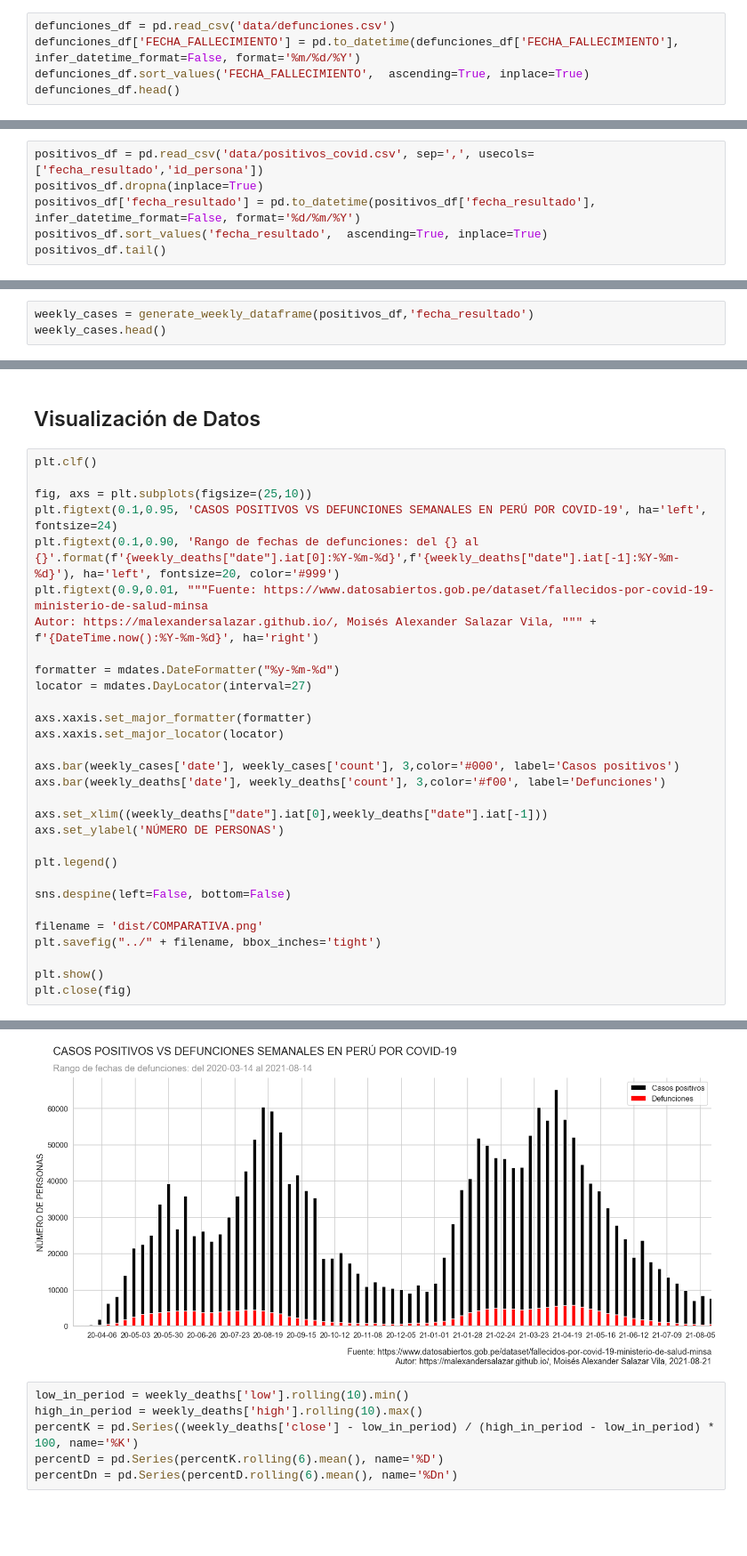
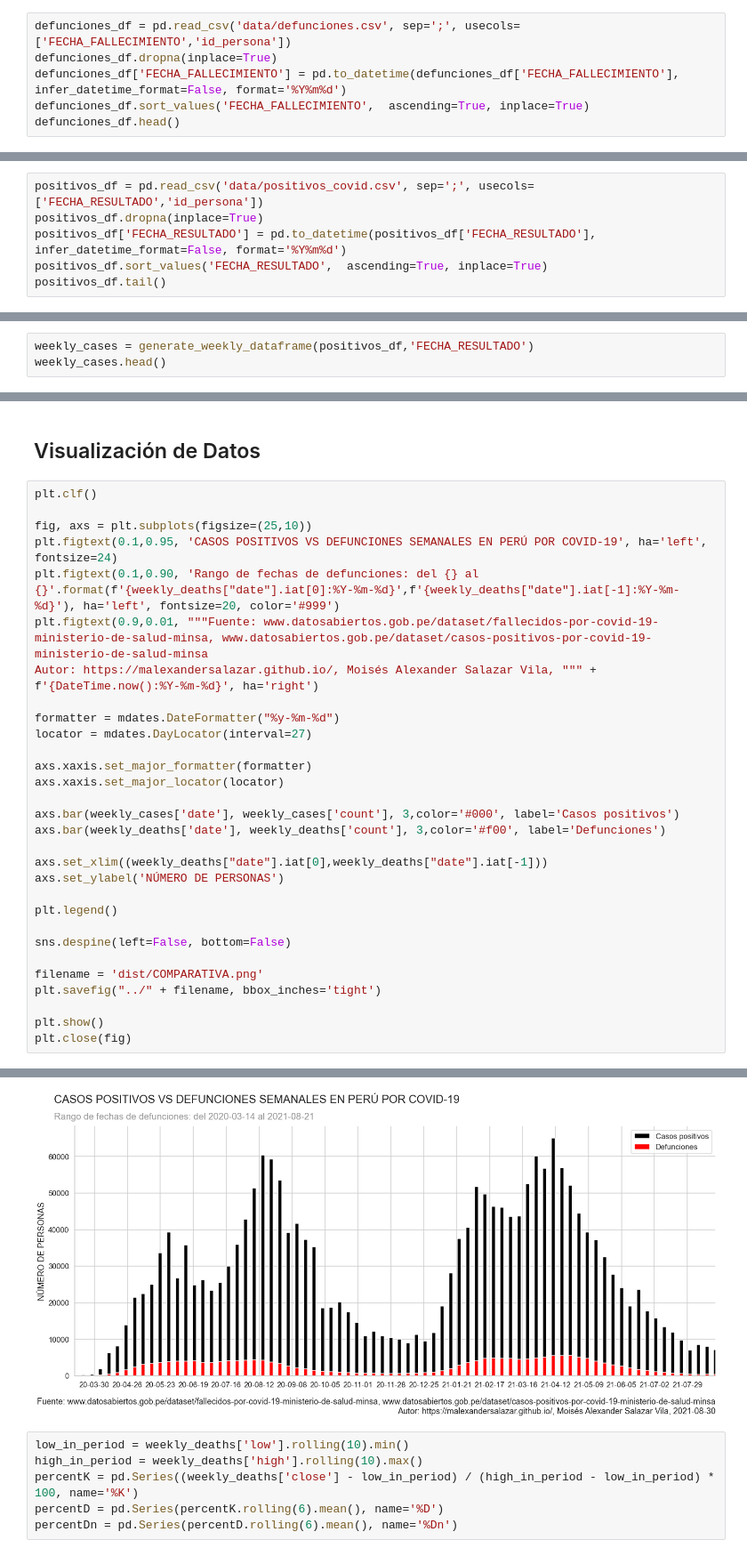
Before and after one commit to malexandersalazar/covid-19-peru-analisis-oleadas, a Jupyter notebook: src/main.ipynb, the cells around one changed output, grey strips where cells are left out. Shown at 89% size. Cells and saved outputs as stored; diff of their text form; blank space fills up the shorter version.

```diff
--- a/src/main.ipynb
+++ b/src/main.ipynb
@@ -15,8 +15,9 @@ sns.set_style("whitegrid")
 # %% [markdown]
 ## Adquisición de Datos
 # %%
-defunciones_df = pd.read_csv('data/defunciones.csv')
-defunciones_df['FECHA_FALLECIMIENTO'] = pd.to_datetime(defunciones_df['FECHA_FALLECIMIENTO'], infer_datetime_format=False, format='%m/%d/%Y')
+defunciones_df = pd.read_csv('data/defunciones.csv', sep=';', usecols=['FECHA_FALLECIMIENTO','id_persona'])
+defunciones_df.dropna(inplace=True)
+defunciones_df['FECHA_FALLECIMIENTO'] = pd.to_datetime(defunciones_df['FECHA_FALLECIMIENTO'], infer_datetime_format=False, format='%Y%m%d')
 defunciones_df.sort_values('FECHA_FALLECIMIENTO',  ascending=True, inplace=True)
 defunciones_df.head()
 # %% [output]
@@ -29,7 +30,7 @@ defunciones_df.head()
 # %%
-positivos_df = pd.read_csv('data/positivos_covid.csv', sep=',', usecols=['fecha_resultado','id_persona'])
+positivos_df = pd.read_csv('data/positivos_covid.csv', sep=';', usecols=['FECHA_RESULTADO','id_persona'])
 positivos_df.dropna(inplace=True)
-positivos_df['fecha_resultado'] = pd.to_datetime(positivos_df['fecha_resultado'], infer_datetime_format=False, format='%d/%m/%Y')
-positivos_df.sort_values('fecha_resultado',  ascending=True, inplace=True)
+positivos_df['FECHA_RESULTADO'] = pd.to_datetime(positivos_df['FECHA_RESULTADO'], infer_datetime_format=False, format='%Y%m%d')
+positivos_df.sort_values('FECHA_RESULTADO',  ascending=True, inplace=True)
 positivos_df.tail()
 # %% [output]
@@ -80,7 +81,7 @@ def generate_weekly_dataframe(source_df, column_name):
 
     return pd.DataFrame(data, columns=['date','high','low','close','count'])
 # %%
-weekly_cases = generate_weekly_dataframe(positivos_df,'fecha_resultado')
+weekly_cases = generate_weekly_dataframe(positivos_df,'FECHA_RESULTADO')
 weekly_cases.head()
 # %% [output]
 |  | date | high | low | close | count |
@@ -105,35 +106,35 @@ weekly_deaths.head()
 plt.clf()
 
 fig, axs = plt.subplots(figsize=(25,10))
 plt.figtext(0.1,0.95, 'CASOS POSITIVOS VS DEFUNCIONES SEMANALES EN PERÚ POR COVID-19', ha='left', fontsize=24)
 plt.figtext(0.1,0.90, 'Rango de fechas de defunciones: del {} al {}'.format(f'{weekly_deaths["date"].iat[0]:%Y-%m-%d}',f'{weekly_deaths["date"].iat[-1]:%Y-%m-%d}'), ha='left', fontsize=20, color='#999')
-plt.figtext(0.9,0.01, """Fuente: https://www.datosabiertos.gob.pe/dataset/fallecidos-por-covid-19-ministerio-de-salud-minsa
+plt.figtext(0.9,0.01, """Fuente: www.datosabiertos.gob.pe/dataset/fallecidos-por-covid-19-ministerio-de-salud-minsa, www.datosabiertos.gob.pe/dataset/casos-positivos-por-covid-19-ministerio-de-salud-minsa
 Autor: https://malexandersalazar.github.io/, Moisés Alexander Salazar Vila, """ + f'{DateTime.now():%Y-%m-%d}', ha='right')
 
 formatter = mdates.DateFormatter("%y-%m-%d")
 locator = mdates.DayLocator(interval=27)
 
 axs.xaxis.set_major_formatter(formatter)
 axs.xaxis.set_major_locator(locator)
 
 axs.bar(weekly_cases['date'], weekly_cases['count'], 3,color='#000', label='Casos positivos')
 axs.bar(weekly_deaths['date'], weekly_deaths['count'], 3,color='#f00', label='Defunciones')
 
 axs.set_xlim((weekly_deaths["date"].iat[0],weekly_deaths["date"].iat[-1]))
 axs.set_ylabel('NÚMERO DE PERSONAS')
 
 plt.legend()
 
 sns.despine(left=False, bottom=False)
 
 filename = 'dist/COMPARATIVA.png'
 plt.savefig("../" + filename, bbox_inches='tight')
 
 plt.show()
 plt.close(fig)
 # %% [output]
 <Figure size 432x288 with 0 Axes>
-[figure, old version]
+[figure, new version]
 # %%
 low_in_period = weekly_deaths['low'].rolling(10).min()
 high_in_period = weekly_deaths['high'].rolling(10).max()
```
Also changed, not shown: parts of 5 cells of this notebook, 5 other files.
